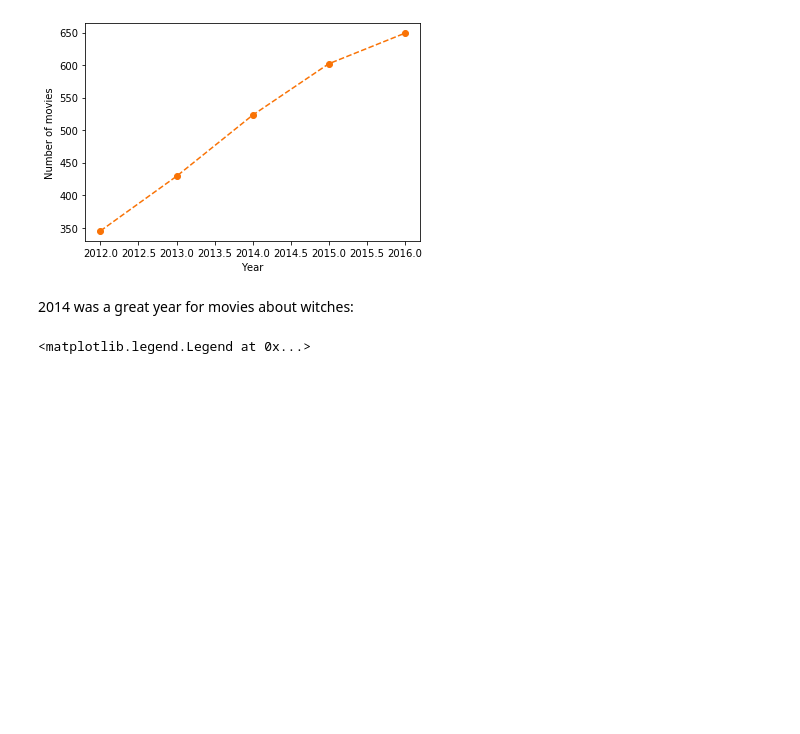
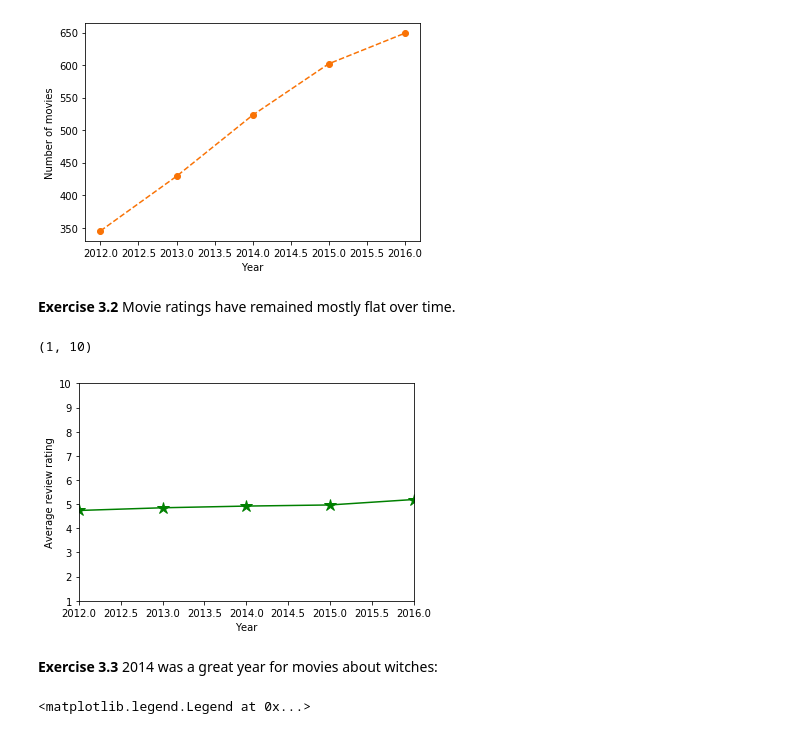
Before and after one commit to adasilva/AnatomyOfMatplotlib, a Jupyter notebook: Part1-QuickPlotsWithPyplot.ipynb, the cells around one changed output. Saved outputs shown, nothing was run; the diff lists cells and outputs as text; code cells hidden in the pictures; blank space fills up the shorter version.

```diff
--- a/Part1-QuickPlotsWithPyplot.ipynb
+++ b/Part1-QuickPlotsWithPyplot.ipynb
@@ -154,8 +154,21 @@ plt.ylabel("Number of movies")
 # %% [output]
 Text(0, 0.5, 'Number of movies')
 [figure]
+# %% [markdown]
+**Exercise 3.2** Movie ratings have remained mostly flat over time.
+# %%
+years = np.arange(df['year_released'].min(), df['year_released'].max())
+avg_rating = [df[df['year_released']==y]['review_rating'].mean() for y in years]
+plt.plot(years, avg_rating, '*-', c='green', ms='12')
+plt.xlabel("Year")
+plt.ylabel("Average review rating")
+plt.xlim(years[0], years[-1])
+plt.ylim(1, 10)
+# %% [output]
+(1, 10)
+[figure, added]
 # %% [markdown]
-2014 was a great year for movies about witches:
+**Exercise 3.3** 2014 was a great year for movies about witches:
 # %%
 years = np.arange(df['year_released'].min(), df['year_released'].max())
 avg_rating = [df[df['year_released']==y]['review_rating'].mean() for y in years]
```
Also changed, not shown: parts of 5 cells of this notebook, 4 other files.
